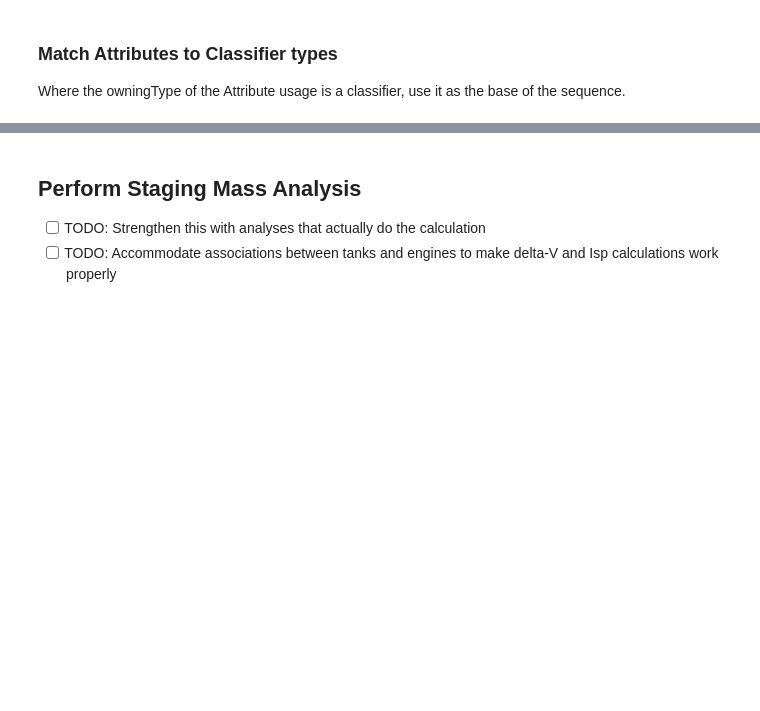
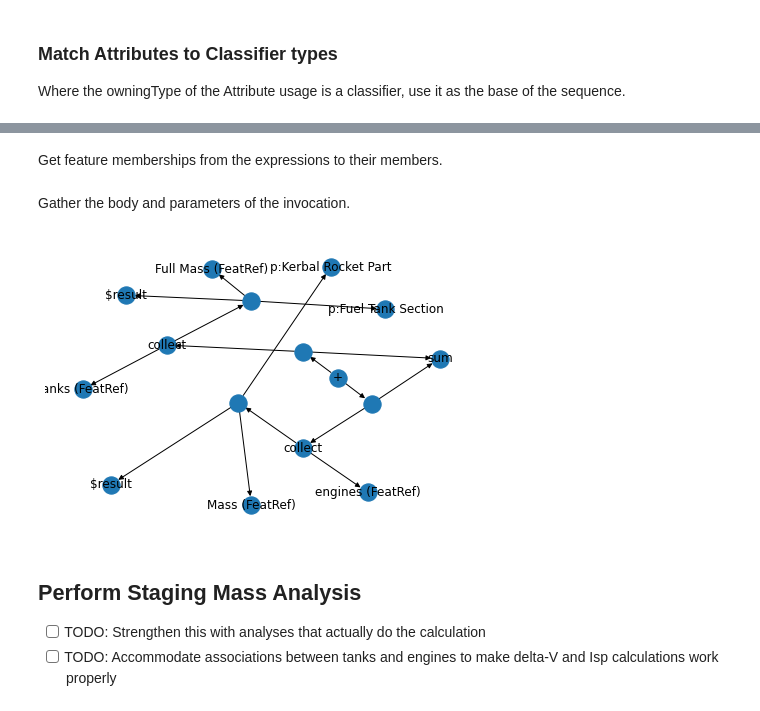
Before and after one commit to bjorncole/pyMBE, a Jupyter notebook: notebooks/Kerbal Model.ipynb, the cells around one changed output, grey strips where cells are left out. Cells and saved outputs as stored; diff of their text form; code cells hidden in the pictures; blank space fills up the shorter version.

```diff
--- a/notebooks/Kerbal Model.ipynb
+++ b/notebooks/Kerbal Model.ipynb
@@ -1006,3 +1095,53 @@ Full Mass, id 13907a69-78eb-4511-81c7-2e3ff5fd4e7e
+# %%
+ofms = []
+ofms.extend(para_members)
+ofms.extend(res_expr_members)
+ofms.extend(ret_para_members)
+# %% [markdown]
+Get feature memberships from the expressions to their members.
+# %%
+for fm in feature_members:
+    if fm['owningType']['@id'] in id_memo_dict:
+        if id_memo_dict[fm['owningType']['@id']]['@type'] == 'InvocationExpression':
+            expression_graph.add_edge(fm['owningType']['@id'], fm['memberFeature']['@id'])
+        if id_memo_dict[fm['owningType']['@id']]['@type'] == 'Function':
+            expression_graph.add_edge(fm['owningType']['@id'], fm['memberFeature']['@id'])
+            expression_graph_labels.update({fm['owningType']['@id']: id_memo_dict[fm['owningType']['@id']]['name']})
+        if id_memo_dict[fm['owningType']['@id']]['@type'] == 'OperatorExpression':
+            expression_graph.add_edge(fm['owningType']['@id'], fm['memberFeature']['@id'])
+            expression_graph_labels.update({fm['owningType']['@id']: id_memo_dict[fm['owningType']['@id']]['operator']})
+            if fm['memberFeature']['@id'] in id_memo_dict:
+                if id_memo_dict[fm['memberFeature']['@id']]['@type'] == 'FeatureReferenceExpression':
+                    expression_graph_labels.update({fm['memberFeature']['@id']:
+                                                   id_memo_dict[id_memo_dict[fm['memberFeature']['@id']]['referent']['@id']]['name'] + ' (FeatRef)'})
+
+for ofm in ofms:
+    if ofm['owningType']['@id'] in id_memo_dict:
+        if id_memo_dict[ofm['owningType']['@id']]['@type'] == 'BlockExpression':
+            expression_graph.add_edge(ofm['owningType']['@id'], ofm['memberFeature']['@id'])
+            if ofm['memberFeature']['@id'] in id_memo_dict:
+                if id_memo_dict[ofm['memberFeature']['@id']]['@type'] == 'FeatureReferenceExpression':
+                    expression_graph_labels.update({ofm['memberFeature']['@id']:
+                                                   id_memo_dict[id_memo_dict[ofm['memberFeature']['@id']]['referent']['@id']]['name'] + ' (FeatRef)'})
+            if get_name_by_id(ofm['memberFeature']['@id']) is not None:
+                if get_metatype_by_id(ofm['memberFeature']['@id']) == 'ReferenceUsage':
+                    ref_type_name = id_memo_dict[id_memo_dict[ofm['memberFeature']['@id']]['type'][0]['@id']]['name']
+                    expression_graph_labels.update({ofm['memberFeature']['@id']:
+                                                    get_name_by_id(ofm['memberFeature']['@id']) + ':' + ref_type_name})
+                else:
+                    expression_graph_labels.update({ofm['memberFeature']['@id']: get_name_by_id(ofm['memberFeature']['@id'])})
+
+for ft in feature_types:
+    if ft['typedFeature']['@id'] in id_memo_dict:
+        if id_memo_dict[ft['type']['@id']]['@type'] == 'Function':
+            expression_graph.add_edge(ft['typedFeature']['@id'], ft['type']['@id'])
+            expression_graph_labels.update({ft['type']['@id']: id_memo_dict[ft['type']['@id']]['name']})
+# %% [markdown]
+Gather the body and parameters of the invocation.
+# %%
+NX.draw_spring(expression_graph, labels=expression_graph_labels)
+# %% [output]
+[figure, added]
 # %% [markdown]
 ## Perform Staging Mass Analysis
 
```
Also changed, not shown: parts of 62 cells of this notebook.
